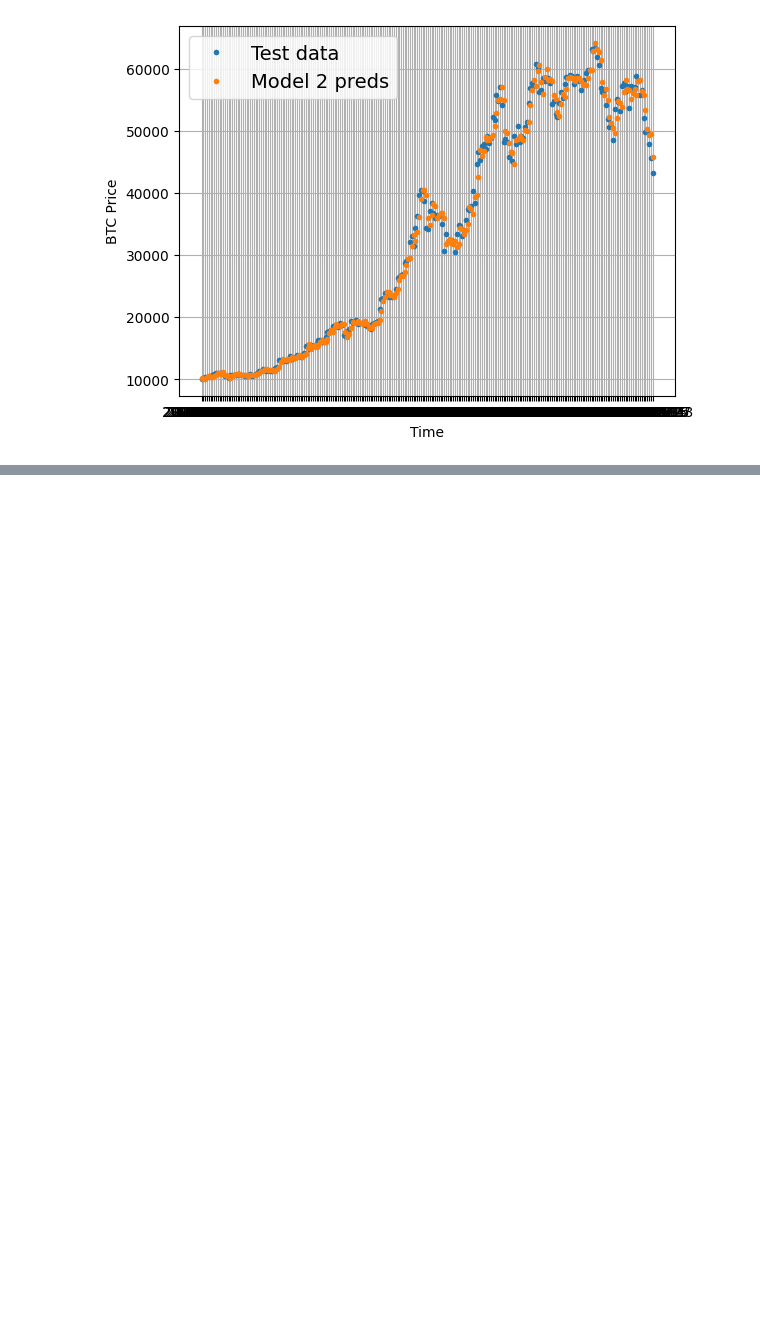
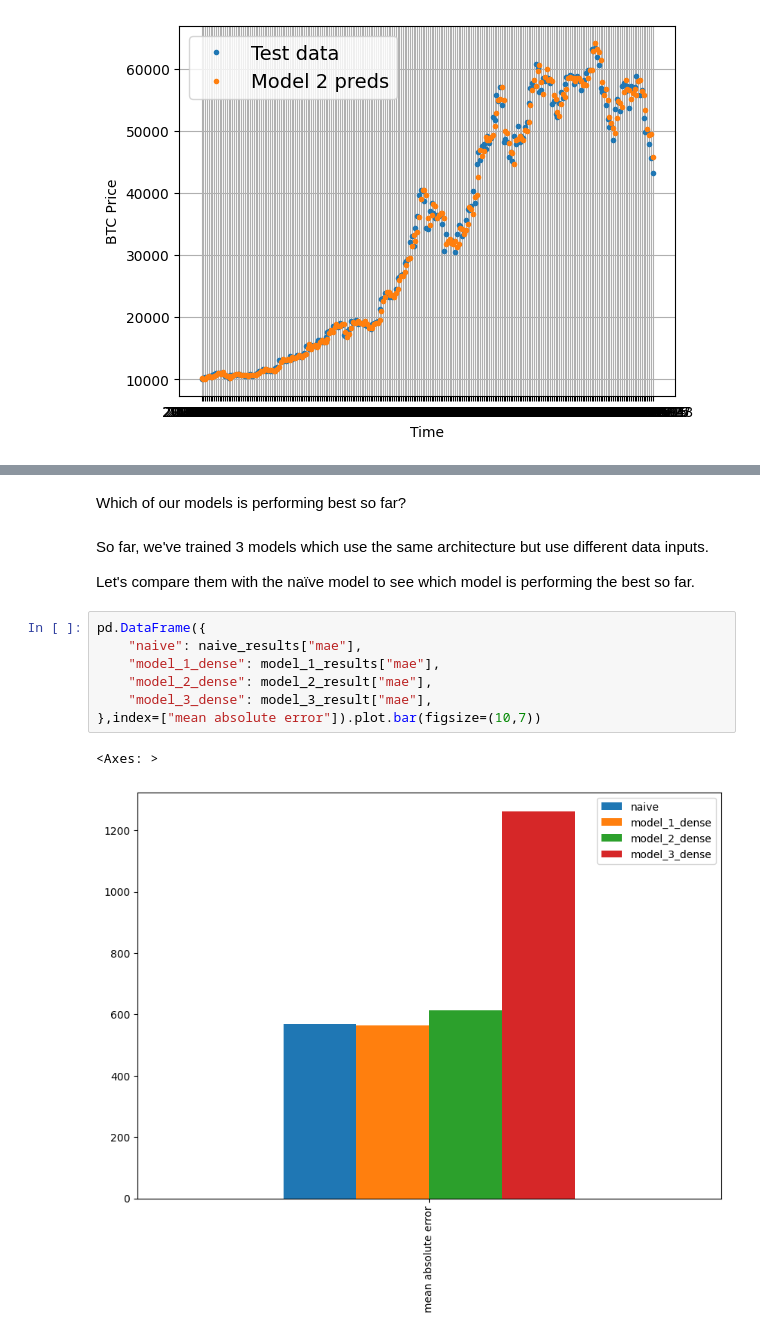
Before and after one commit to Rajnishmaurya/TensorFlow-for-Deep-Learning, a Jupyter notebook: Time Series/10. Tme Series forecasting in Tensorflow.ipynb, the cells around one changed output, grey strips where cells are left out. Cells and saved outputs as stored; diff of their text form; blank space fills up the shorter version.

```diff
--- a/Time Series/10. Tme Series forecasting in Tensorflow.ipynb
+++ b/Time Series/10. Tme Series forecasting in Tensorflow.ipynb
@@ -749,0 +870,16 @@ plot_time_series(timesteps=X_test[-len(test_windows):], values=model_2_preds, st
+# %% [markdown]
+Which of our models is performing best so far?
+# %% [markdown]
+So far, we've trained 3 models which use the same architecture but use different data inputs.
+
+Let's compare them with the naïve model to see which model is performing the best so far.
+# %%
+pd.DataFrame({
+    "naive": naive_results["mae"],
+    "model_1_dense": model_1_results["mae"],
+    "model_2_dense": model_2_result["mae"],
+    "model_3_dense": model_3_result["mae"],
+},index=["mean absolute error"]).plot.bar(figsize=(10,7))
+# %% [output]
+<Axes: >
+[figure, added]
```
Also changed, not shown: parts of 13 cells of this notebook, 1 other file.
